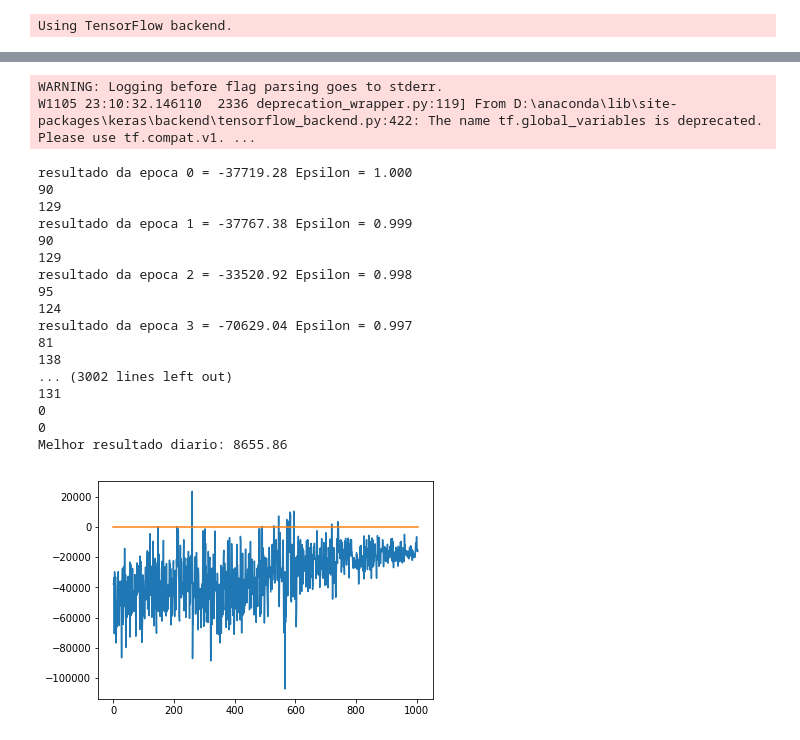
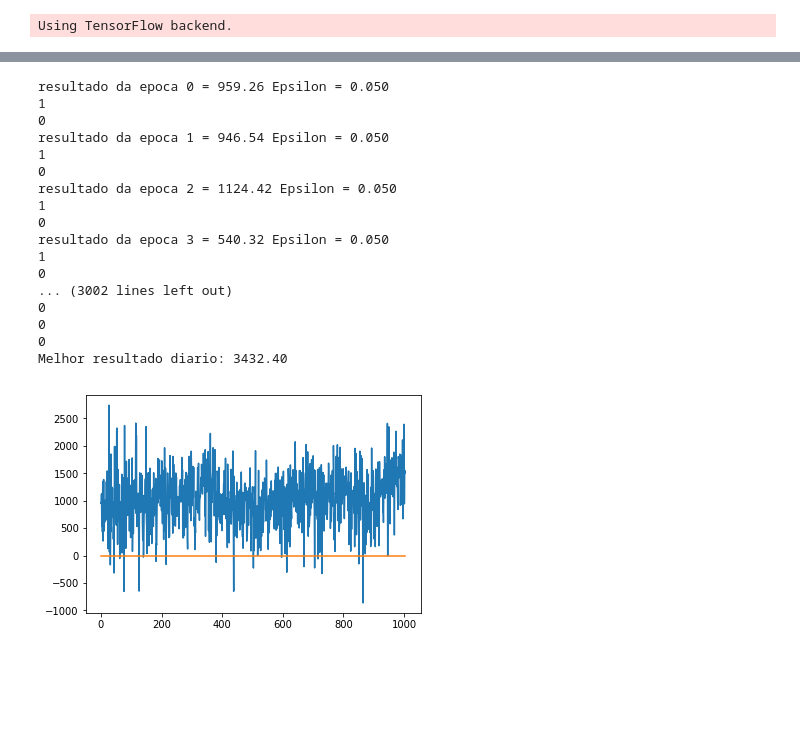
Before and after one commit to pigortekids/TCCgit, a Jupyter notebook: brunao/v2/DQN_ncont=acao_r=pos.ipynb, the cells around one changed output, grey strips where cells are left out. Drawn from its saved outputs; the diff is of its cells as text; code cells hidden in the pictures; blank space fills up the shorter version.

```diff
--- a/brunao/v2/DQN_ncont=acao_r=pos.ipynb
+++ b/brunao/v2/DQN_ncont=acao_r=pos.ipynb
@@ -45,7 +45,7 @@ rewards = [0] #variavel para guardar rewards
 plotx = [0] #variavel para guardar valores a serem plotados do eixo x
 # %%
 ####################### LEITURA DOS DADOS #######################################################
-dias = 220
+dias = 1
 
 caminho_arquivo = ('./consolidado.csv')
 arquivo = pd.read_csv(caminho_arquivo) #le arquivo
@@ -291,7 +288,7 @@ def rodar_1dia(precos, custo, dia):
     posicao_max = 10e4
     shp = modelo.janela_precos.shape
 
-    for step in range( steps[dia - 1], steps[dia] ):  #roda os dados
+    for step in range( steps[dia], steps[dia+1] ):  #roda os dados
 
         ultimos_precos = precos[ step : step + 1 ] #pega os valores de agora
         modelo.janela_precos = np.delete(np.insert(modelo.janela_precos,shp,np.concatenate(ultimos_precos.values).tolist()),[0,l])
@@ -316,7 +313,7 @@ def rodar_1dia(precos, custo, dia):
             modelo.prox_janela_precos = np.delete(np.insert(modelo.prox_janela_precos,shp,np.concatenate(prox_precos.values).tolist()),[0,l])
 
         modelo.next_state = np.reshape(np.concatenate((modelo.prox_janela_precos, [ncont/lim_cont, valor])), (1,n_entradas)) #adiciona na variavel de estado
-        modelo.remember(acao, posicao, done)  #salva step na memoria - reward = lucro instantaneo que a ação gerou
+        modelo.remember(acao, posicao/posicao_max, done)  #salva step na memoria - reward = lucro instantaneo que a ação gerou
 
     #fim do dia
     lucro += posicao
@@ -334,7 +331,7 @@ def rodar_dias(precos, custo):
     global dias_neg
     sum_rewards = 0 #cria variavel de somatoria de recompensas
 
-    for dia in range( 1, dias ): #loop de dias
+    for dia in range( 0, dias ): #loop de dias
         reward = rodar_1dia(precos, custo, dia)
         sum_rewards += reward #roda 1 dia e adiciona o total na variavel de somatoria
 
@@ -349,60 +346,57 @@ import time
 if __name__ == "__main__":
     global dias_pos
     global dias_neg
-    sum_rewards_total = 0
+    modelo.epsilon = 0.05
     sr=[]
     try:
         if carregar_pesos:
             modelo.carrega_pesos('./pesos.h5')
         epoca_parou = epoca_init
-        for epoca in range(epoca_init, epocas+5): #rodar uma quantidade de epocas
+        for epoca in range(epoca_init, epocas): #rodar uma quantidade de epocas
             modelo.limpa_memoria_epoca()
             sum_rewards = rodar_dias(inputs, custo) #adiciona o resultado da epoca na somatoria
             modelo.treina_modelo() #roda o modelo com toda a memoria da epoca
-            sum_rewards_total += sum_rewards
             sr.append(sum_rewards)
             print("resultado da epoca {0} = {1:0.2f} Epsilon = {2:0.3f}".format(epoca, sum_rewards, modelo.epsilon))
             print(dias_pos)
             print(dias_neg)
             epoca_parou += 1
             if ((epoca % 200) == 0):
                 modelo.salva_pesos('./pesos_5.h5')
             dias_pos = 0
             dias_neg = 0
-            if modelo.epsilon <= epsilon_min:
-                modelo.epsilon = epsilon_min
-            else:
-                modelo.epsilon -= epsilon_decay
+            #if modelo.epsilon <= epsilon_min:
+            #    modelo.epsilon = epsilon_min
+            #else:
+             #   modelo.epsilon -= epsilon_decay
     finally:
         print(dias_pos)
         print(dias_neg)
         modelo.salva_pesos('./pesos_5.h5')
         if carregar_epoca_epsilon:
             file = open("./epoca_epsilon.txt", "w")
             file.writelines("{0},{1}".format(epoca_parou, modelo.epsilon))
             file.close()
             print("parou na epoca {0} com epsilon {1}".format(epoca_parou, modelo.epsilon))
 
         print("Melhor resultado diario: {0:0.2f}".format(melhor_reward))
         plt.plot(range(0, len(sr)), sr, range(0, len(sr)), np.zeros(len(sr))) #plota os valores de reward por epoca
 # %% [output]
-WARNING: Logging before flag parsing goes to stderr.
-W1105 23:10:32.146110  2336 deprecation_wrapper.py:119] From D:\anaconda\lib\site-packages\keras\backend\tensorflow_backend.py:422: The name tf.global_variables is deprecated. Please use tf.compat.v1. ...
+resultado da epoca 0 = 959.26 Epsilon = 0.050
+1
+0
+resultado da epoca 1 = 946.54 Epsilon = 0.050
+1
+0
+resultado da epoca 2 = 1124.42 Epsilon = 0.050
+1
+0
+resultado da epoca 3 = 540.32 Epsilon = 0.050
+1
+0
+... (3002 lines left out)
+0
+0
+0
+Melhor resultado diario: 3432.40
-resultado da epoca 0 = -37719.28 Epsilon = 1.000
-90
-129
-resultado da epoca 1 = -37767.38 Epsilon = 0.999
-90
-129
-resultado da epoca 2 = -33520.92 Epsilon = 0.998
-95
-124
-resultado da epoca 3 = -70629.04 Epsilon = 0.997
-81
-138
-... (3002 lines left out)
-131
-0
-0
-Melhor resultado diario: 8655.86
-[figure, old version]
+[figure, new version]
```
Also changed, not shown: parts of 2 cells of this notebook, 6 other files.
